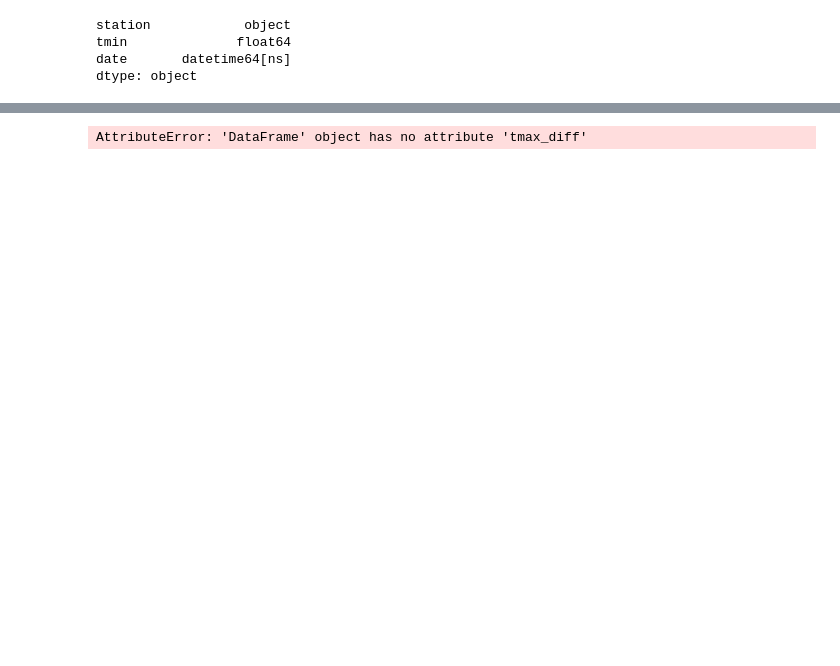
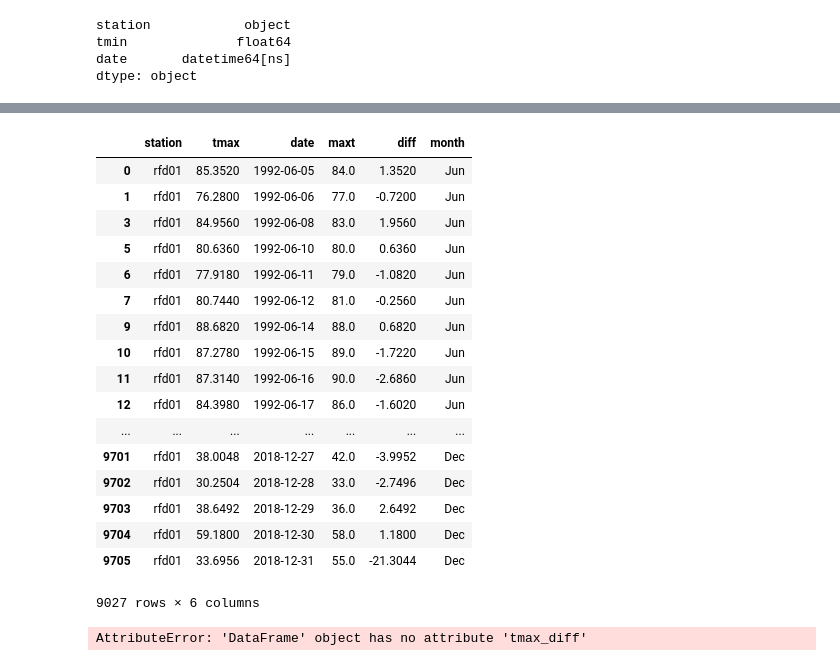
Before and after one commit to awvCCC/CoAgMET_QAQC, a Jupyter notebook: coag_dly_mnmx_resample.ipynb, the cells around one changed output, grey strips where cells are left out. Drawn from its saved outputs; the diff is of its cells as text; code cells hidden in the pictures; blank space fills up the shorter version.

```diff
--- a/coag_dly_mnmx_resample.ipynb
+++ b/coag_dly_mnmx_resample.ipynb
@@ -152,3 +104,24 @@ See the caveats in the documentation: http://pandas.pydata.org/pandas-docs/stabl
+# %%
+tmax_comp_df
+# %% [output]
+|  | station | tmax | date | maxt | diff | month |
+| 0 | rfd01 | 85.3520 | 1992-06-05 | 84.0 | 1.3520 | Jun |
+| 1 | rfd01 | 76.2800 | 1992-06-06 | 77.0 | -0.7200 | Jun |
+| 3 | rfd01 | 84.9560 | 1992-06-08 | 83.0 | 1.9560 | Jun |
+| 5 | rfd01 | 80.6360 | 1992-06-10 | 80.0 | 0.6360 | Jun |
+| 6 | rfd01 | 77.9180 | 1992-06-11 | 79.0 | -1.0820 | Jun |
+| 7 | rfd01 | 80.7440 | 1992-06-12 | 81.0 | -0.2560 | Jun |
+| 9 | rfd01 | 88.6820 | 1992-06-14 | 88.0 | 0.6820 | Jun |
+| 10 | rfd01 | 87.2780 | 1992-06-15 | 89.0 | -1.7220 | Jun |
+| 11 | rfd01 | 87.3140 | 1992-06-16 | 90.0 | -2.6860 | Jun |
+| 12 | rfd01 | 84.3980 | 1992-06-17 | 86.0 | -1.6020 | Jun |
+| ... | ... | ... | ... | ... | ... | ... |
+| 9701 | rfd01 | 38.0048 | 2018-12-27 | 42.0 | -3.9952 | Dec |
+| 9702 | rfd01 | 30.2504 | 2018-12-28 | 33.0 | -2.7496 | Dec |
+| 9703 | rfd01 | 38.6492 | 2018-12-29 | 36.0 | 2.6492 | Dec |
+| 9704 | rfd01 | 59.1800 | 2018-12-30 | 58.0 | 1.1800 | Dec |
+| 9705 | rfd01 | 33.6956 | 2018-12-31 | 55.0 | -21.3044 | Dec |
+9027 rows × 6 columns
 # %%
 tmax_fig = go.Figure(data=[go.Bar()],
                     layout=go.Layout(title=go.layout.Title(text='Average Monthly Max Temp Comparison'),
```
Also changed, not shown: parts of 7 cells of this notebook, 1 other file.
